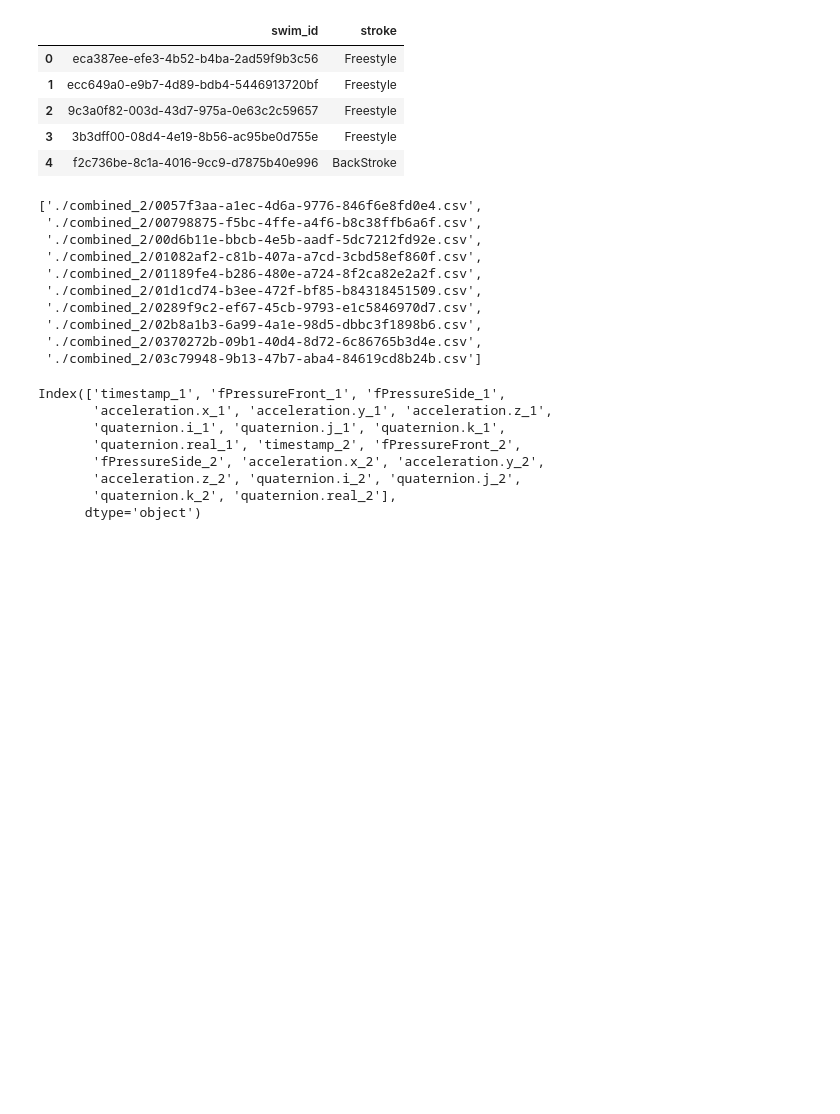
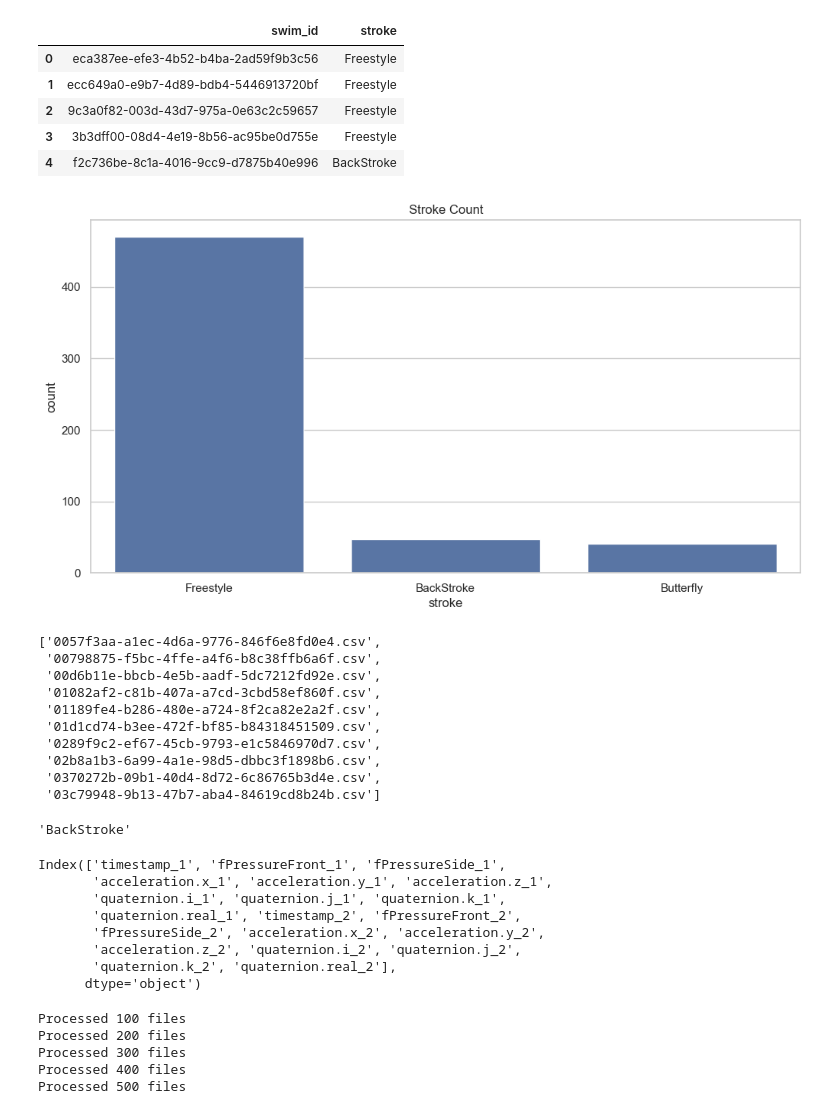
Before and after one commit to Capybarah886/streamlit_eolab, a Jupyter notebook: model_training.ipynb, the cells around one changed output. Saved outputs shown, nothing was run; the diff lists cells and outputs as text; code cells hidden in the pictures; blank space fills up the shorter version.

```diff
--- a/model_training.ipynb
+++ b/model_training.ipynb
@@ -12,21 +12,36 @@ labels.head()
 | 2 | 9c3a0f82-003d-43d7-975a-0e63c2c59657 | Freestyle |
 | 3 | 3b3dff00-08d4-4e19-8b56-ac95be0d755e | Freestyle |
 | 4 | f2c736be-8c1a-4016-9cc9-d7875b40e996 | BackStroke |
+# %%
+# show the count of stokes in labels in a bar chart
+import matplotlib.pyplot as plt
+import seaborn as sns
+sns.set(style="whitegrid")
+plt.figure(figsize=(12, 6))
+ax = sns.countplot(x="stroke", data=labels)
+plt.title('Stroke Count')
+plt.show()
+# %% [output]
+[figure, added]
 # %%
 dirs='./combined_2'
 files=os.listdir(dirs)
-files=[dirs+'/'+f for f in files
+files=[f for f in files
        if f.endswith('.csv')]
 files[:10]
 # %% [output]
-['./combined_2/0057f3aa-a1ec-4d6a-9776-846f6e8fd0e4.csv',
- './combined_2/00798875-f5bc-4ffe-a4f6-b8c38ffb6a6f.csv',
- './combined_2/00d6b11e-bbcb-4e5b-aadf-5dc7212fd92e.csv',
- './combined_2/01082af2-c81b-407a-a7cd-3cbd58ef860f.csv',
- './combined_2/01189fe4-b286-480e-a724-8f2ca82e2a2f.csv',
- './combined_2/01d1cd74-b3ee-472f-bf85-b84318451509.csv',
- './combined_2/0289f9c2-ef67-45cb-9793-e1c5846970d7.csv',
- './combined_2/02b8a1b3-6a99-4a1e-98d5-dbbc3f1898b6.csv',
- './combined_2/0370272b-09b1-40d4-8d72-6c86765b3d4e.csv',
- './combined_2/03c79948-9b13-47b7-aba4-84619cd8b24b.csv']
+['0057f3aa-a1ec-4d6a-9776-846f6e8fd0e4.csv',
+ '00798875-f5bc-4ffe-a4f6-b8c38ffb6a6f.csv',
+ '00d6b11e-bbcb-4e5b-aadf-5dc7212fd92e.csv',
+ '01082af2-c81b-407a-a7cd-3cbd58ef860f.csv',
+ '01189fe4-b286-480e-a724-8f2ca82e2a2f.csv',
+ '01d1cd74-b3ee-472f-bf85-b84318451509.csv',
+ '0289f9c2-ef67-45cb-9793-e1c5846970d7.csv',
+ '02b8a1b3-6a99-4a1e-98d5-dbbc3f1898b6.csv',
+ '0370272b-09b1-40d4-8d72-6c86765b3d4e.csv',
+ '03c79948-9b13-47b7-aba4-84619cd8b24b.csv']
+# %%
+labels[labels['swim_id']=='0057f3aa-a1ec-4d6a-9776-846f6e8fd0e4']['stroke'].values[0]
+# %% [output]
+'BackStroke'
 # %%
@@ -70,0 +59,42 @@ for file in files:
+# %%
+
+data_lst=[]
+label_lst = []
+count=0
+features=[ 'fPressureFront_1', 'fPressureSide_1',
+       'acceleration.x_1', 'acceleration.y_1', 'acceleration.z_1',
+       'quaternion.i_1', 'quaternion.j_1', 'quaternion.k_1',
+        'fPressureFront_2',
+       'fPressureSide_2', 'acceleration.x_2', 'acceleration.y_2',
+       'acceleration.z_2', 'quaternion.i_2', 'quaternion.j_2',
+       'quaternion.k_2' ]
+for file in files:
+    count += 1
+    df = pd.read_csv(os.path.join(dirs, file))
+    df = pd.read_csv(os.path.join(dirs, file))
+    # Drop the rows with missing values
+    df = df.dropna()
+
+    data = df[features].values
+    # split the data into 200 rows each, and append to the data_lst
+    # This is done to match the labels with the data
+    for i in range(200, min(7000,len(data)-200), 200):
+        data_lst.append(data[i:i+200])
+        file = file.split('.')[0]
+        label_str = labels[labels['swim_id'] == file]['stroke'].values
+        label_dict = {'Freestyle': 0, 'BackStroke': 1, 'Butterfly': 2, 'BreastStroke': 3}
+        label = np.array([label_dict[label_str[0]]]) if label_str.size > 0 else np.array([])
+
+        if label.size > 0:
+            label_lst.append(label[0])
+        else:
+            print(f"No label found for file: {file}")
+
+    if count % 100 == 0:
+        print(f"Processed {count} files")
+# %% [output]
+Processed 100 files
+Processed 200 files
+Processed 300 files
+Processed 400 files
+Processed 500 files
```
Also changed, not shown: parts of 14 cells of this notebook.
